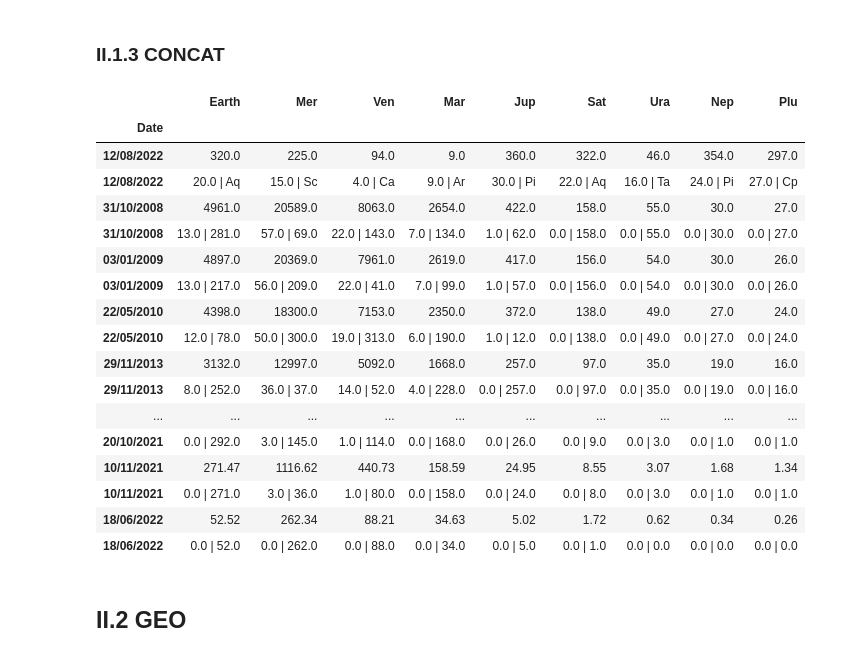
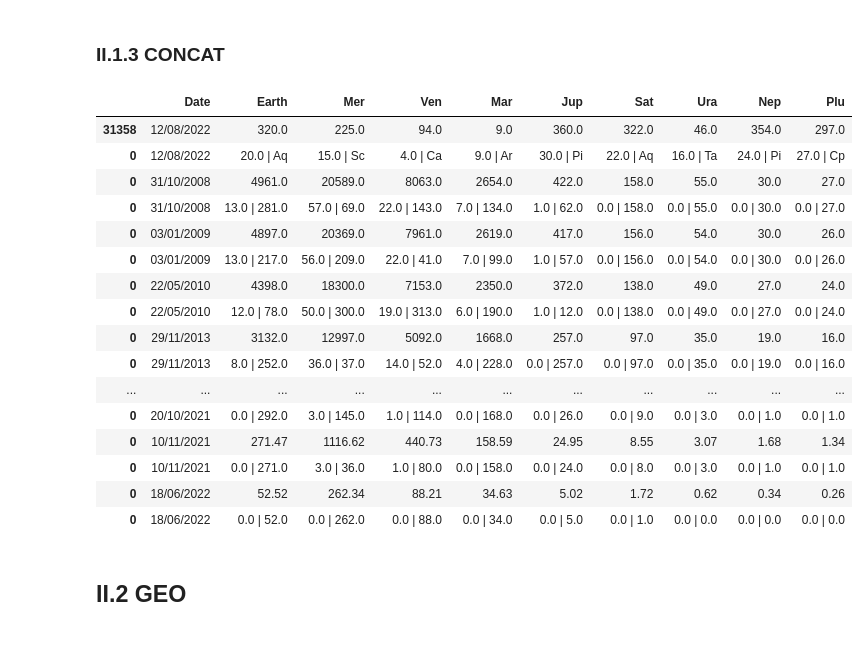
Before and after one commit to amirlehmam/MEMOIREPROPRE, a Jupyter notebook: PIPELINE.ipynb, the cells around one changed output. Cells and saved outputs as stored; diff of their text form; code cells hidden in the pictures.

```diff
--- a/PIPELINE.ipynb
+++ b/PIPELINE.ipynb
@@ -1939,27 +1939,26 @@ mod14
 concat_helio = pd.concat([result, mod0, cumulative_1, mod1, cumulative_2, mod2, cumulative_3, mod3, cumulative_4, mod4, cumulative_6, mod6, cumulative_7, mod7, cumulative_8, mod8, cumulative_9, mod9, cumulative_10, mod10, cumulative_11, mod11, cumulative_12, mod12, cumulative_13, mod13, cumulative_14, mod14])
 # %%
 helio_concat = concat_helio
-helio_concat = helio_concat.set_index('Date')
+
 helio_concat
 # %% [output]
-|  | Earth | Mer | Ven | Mar | Jup | Sat | Ura | Nep | Plu |
-| Date |  |  |  |  |  |  |  |  |  |
-| 12/08/2022 | 320.0 | 225.0 | 94.0 | 9.0 | 360.0 | 322.0 | 46.0 | 354.0 | 297.0 |
-| 12/08/2022 | 20.0 | Aq | 15.0 | Sc | 4.0 | Ca | 9.0 | Ar | 30.0 | Pi | 22.0 | Aq | 16.0 | Ta | 24.0 | Pi | 27.0 | Cp |
-| 31/10/2008 | 4961.0 | 20589.0 | 8063.0 | 2654.0 | 422.0 | 158.0 | 55.0 | 30.0 | 27.0 |
-| 31/10/2008 | 13.0 | 281.0 | 57.0 | 69.0 | 22.0 | 143.0 | 7.0 | 134.0 | 1.0 | 62.0 | 0.0 | 158.0 | 0.0 | 55.0 | 0.0 | 30.0 | 0.0 | 27.0 |
-| 03/01/2009 | 4897.0 | 20369.0 | 7961.0 | 2619.0 | 417.0 | 156.0 | 54.0 | 30.0 | 26.0 |
-| 03/01/2009 | 13.0 | 217.0 | 56.0 | 209.0 | 22.0 | 41.0 | 7.0 | 99.0 | 1.0 | 57.0 | 0.0 | 156.0 | 0.0 | 54.0 | 0.0 | 30.0 | 0.0 | 26.0 |
-| 22/05/2010 | 4398.0 | 18300.0 | 7153.0 | 2350.0 | 372.0 | 138.0 | 49.0 | 27.0 | 24.0 |
-| 22/05/2010 | 12.0 | 78.0 | 50.0 | 300.0 | 19.0 | 313.0 | 6.0 | 190.0 | 1.0 | 12.0 | 0.0 | 138.0 | 0.0 | 49.0 | 0.0 | 27.0 | 0.0 | 24.0 |
-| 29/11/2013 | 3132.0 | 12997.0 | 5092.0 | 1668.0 | 257.0 | 97.0 | 35.0 | 19.0 | 16.0 |
-| 29/11/2013 | 8.0 | 252.0 | 36.0 | 37.0 | 14.0 | 52.0 | 4.0 | 228.0 | 0.0 | 257.0 | 0.0 | 97.0 | 0.0 | 35.0 | 0.0 | 19.0 | 0.0 | 16.0 |
-| ... | ... | ... | ... | ... | ... | ... | ... | ... | ... |
-| 20/10/2021 | 0.0 | 292.0 | 3.0 | 145.0 | 1.0 | 114.0 | 0.0 | 168.0 | 0.0 | 26.0 | 0.0 | 9.0 | 0.0 | 3.0 | 0.0 | 1.0 | 0.0 | 1.0 |
-| 10/11/2021 | 271.47 | 1116.62 | 440.73 | 158.59 | 24.95 | 8.55 | 3.07 | 1.68 | 1.34 |
-| 10/11/2021 | 0.0 | 271.0 | 3.0 | 36.0 | 1.0 | 80.0 | 0.0 | 158.0 | 0.0 | 24.0 | 0.0 | 8.0 | 0.0 | 3.0 | 0.0 | 1.0 | 0.0 | 1.0 |
-| 18/06/2022 | 52.52 | 262.34 | 88.21 | 34.63 | 5.02 | 1.72 | 0.62 | 0.34 | 0.26 |
-| 18/06/2022 | 0.0 | 52.0 | 0.0 | 262.0 | 0.0 | 88.0 | 0.0 | 34.0 | 0.0 | 5.0 | 0.0 | 1.0 | 0.0 | 0.0 | 0.0 | 0.0 | 0.0 | 0.0 |
+|  | Date | Earth | Mer | Ven | Mar | Jup | Sat | Ura | Nep | Plu |
+| 31358 | 12/08/2022 | 320.0 | 225.0 | 94.0 | 9.0 | 360.0 | 322.0 | 46.0 | 354.0 | 297.0 |
+| 0 | 12/08/2022 | 20.0 | Aq | 15.0 | Sc | 4.0 | Ca | 9.0 | Ar | 30.0 | Pi | 22.0 | Aq | 16.0 | Ta | 24.0 | Pi | 27.0 | Cp |
+| 0 | 31/10/2008 | 4961.0 | 20589.0 | 8063.0 | 2654.0 | 422.0 | 158.0 | 55.0 | 30.0 | 27.0 |
+| 0 | 31/10/2008 | 13.0 | 281.0 | 57.0 | 69.0 | 22.0 | 143.0 | 7.0 | 134.0 | 1.0 | 62.0 | 0.0 | 158.0 | 0.0 | 55.0 | 0.0 | 30.0 | 0.0 | 27.0 |
+| 0 | 03/01/2009 | 4897.0 | 20369.0 | 7961.0 | 2619.0 | 417.0 | 156.0 | 54.0 | 30.0 | 26.0 |
+| 0 | 03/01/2009 | 13.0 | 217.0 | 56.0 | 209.0 | 22.0 | 41.0 | 7.0 | 99.0 | 1.0 | 57.0 | 0.0 | 156.0 | 0.0 | 54.0 | 0.0 | 30.0 | 0.0 | 26.0 |
+| 0 | 22/05/2010 | 4398.0 | 18300.0 | 7153.0 | 2350.0 | 372.0 | 138.0 | 49.0 | 27.0 | 24.0 |
+| 0 | 22/05/2010 | 12.0 | 78.0 | 50.0 | 300.0 | 19.0 | 313.0 | 6.0 | 190.0 | 1.0 | 12.0 | 0.0 | 138.0 | 0.0 | 49.0 | 0.0 | 27.0 | 0.0 | 24.0 |
+| 0 | 29/11/2013 | 3132.0 | 12997.0 | 5092.0 | 1668.0 | 257.0 | 97.0 | 35.0 | 19.0 | 16.0 |
+| 0 | 29/11/2013 | 8.0 | 252.0 | 36.0 | 37.0 | 14.0 | 52.0 | 4.0 | 228.0 | 0.0 | 257.0 | 0.0 | 97.0 | 0.0 | 35.0 | 0.0 | 19.0 | 0.0 | 16.0 |
+| ... | ... | ... | ... | ... | ... | ... | ... | ... | ... | ... |
+| 0 | 20/10/2021 | 0.0 | 292.0 | 3.0 | 145.0 | 1.0 | 114.0 | 0.0 | 168.0 | 0.0 | 26.0 | 0.0 | 9.0 | 0.0 | 3.0 | 0.0 | 1.0 | 0.0 | 1.0 |
+| 0 | 10/11/2021 | 271.47 | 1116.62 | 440.73 | 158.59 | 24.95 | 8.55 | 3.07 | 1.68 | 1.34 |
+| 0 | 10/11/2021 | 0.0 | 271.0 | 3.0 | 36.0 | 1.0 | 80.0 | 0.0 | 158.0 | 0.0 | 24.0 | 0.0 | 8.0 | 0.0 | 3.0 | 0.0 | 1.0 | 0.0 | 1.0 |
+| 0 | 18/06/2022 | 52.52 | 262.34 | 88.21 | 34.63 | 5.02 | 1.72 | 0.62 | 0.34 | 0.26 |
+| 0 | 18/06/2022 | 0.0 | 52.0 | 0.0 | 262.0 | 0.0 | 88.0 | 0.0 | 34.0 | 0.0 | 5.0 | 0.0 | 1.0 | 0.0 | 0.0 | 0.0 | 0.0 | 0.0 | 0.0 |
 # %% [markdown]
 ## **II.2 GEO**
 # %% [markdown]
```
Also changed, not shown: parts of 13 cells of this notebook, 1 other file.
